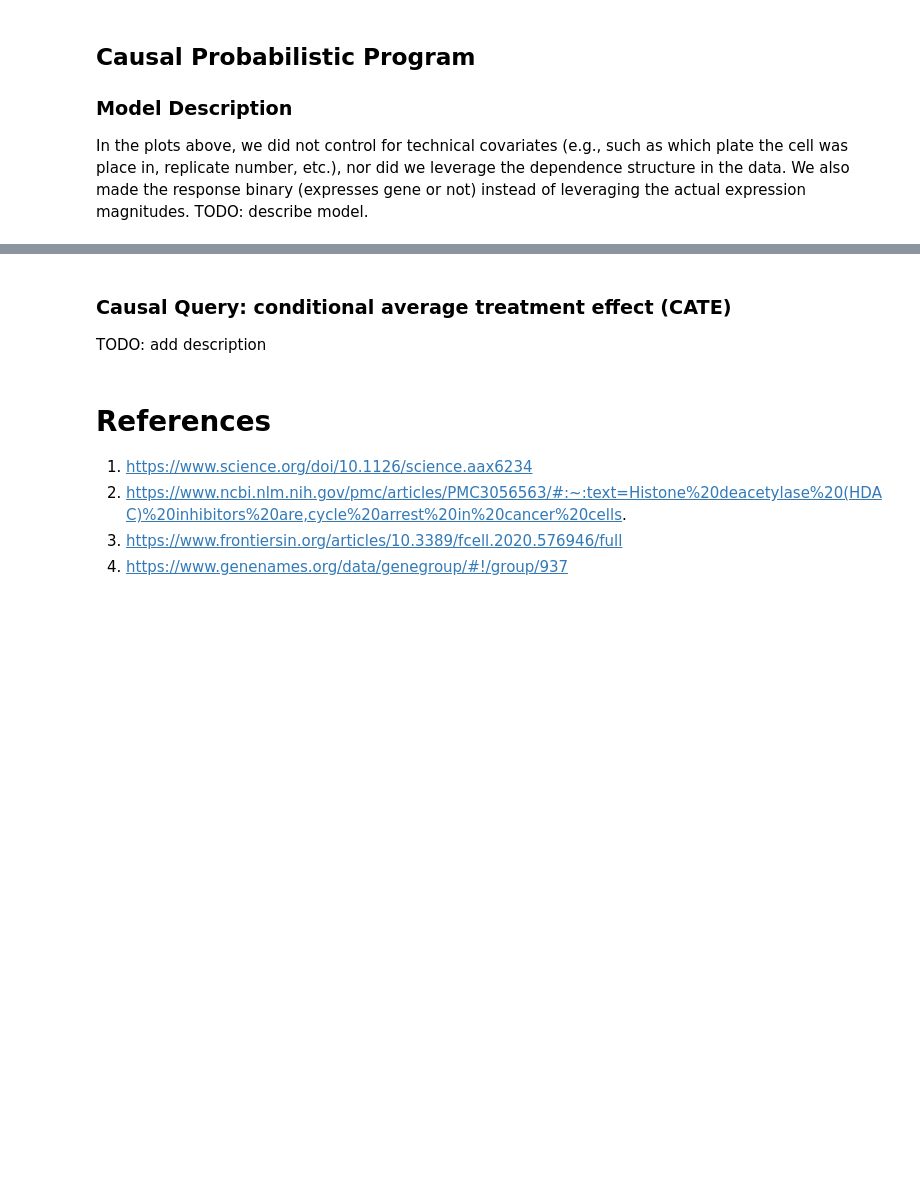
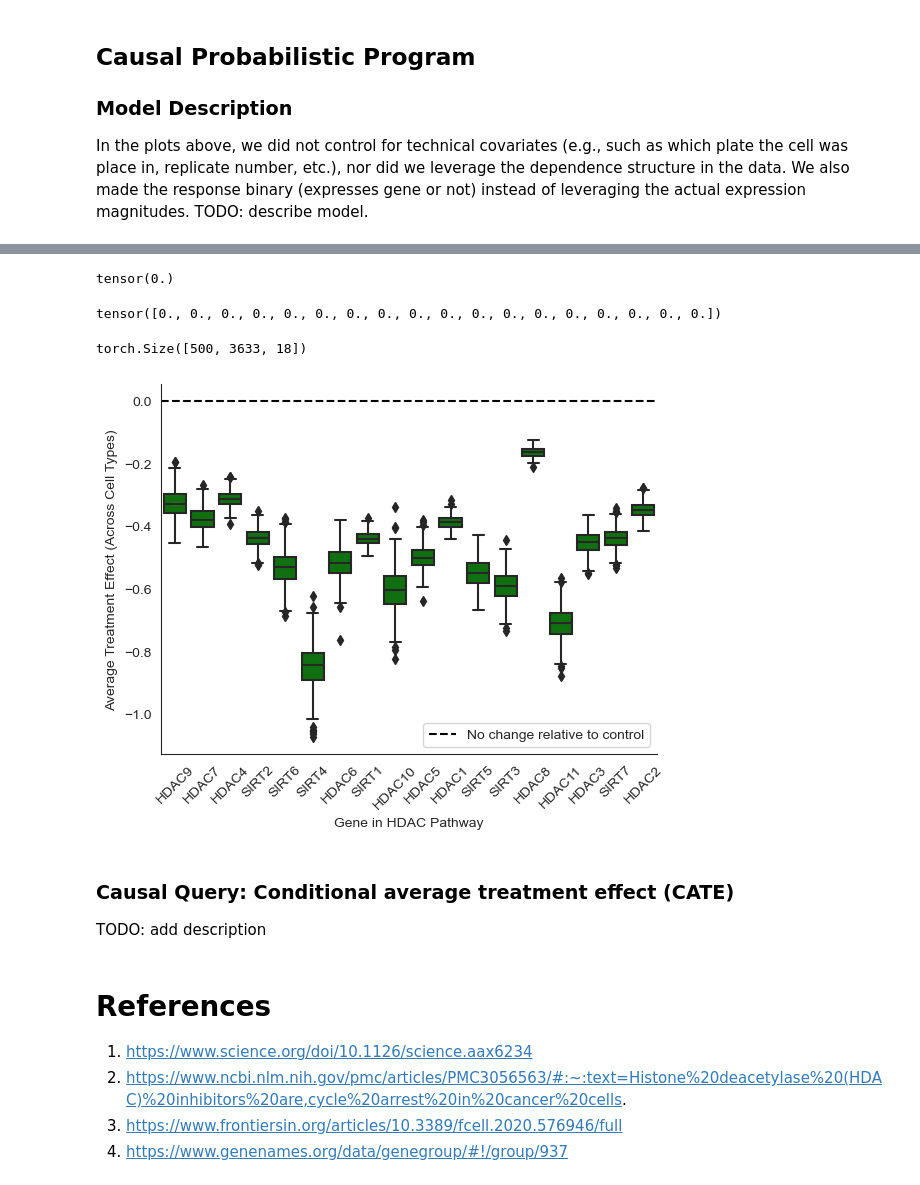
Before and after one commit to BasisResearch/chirho, a Jupyter notebook: docs/source/sciplex.ipynb, the cells around one changed output, grey strips where cells are left out. Drawn from its saved outputs; the diff is of its cells as text; code cells hidden in the pictures; blank space fills up the shorter version.

```diff
--- a/docs/source/sciplex.ipynb
+++ b/docs/source/sciplex.ipynb
@@ -161,21 +166,18 @@ Panobinostat LBH589 is biologically known to be an inhibitor of genes in the HDA
 In the plots above, we did not control for technical covariates (e.g., such as which plate the cell was place in, replicate number, etc.), nor did we leverage the dependence structure in the data. We also made the response binary (expresses gene or not) instead of leveraging the actual expression magnitudes. TODO: describe model.
 # %%
 class DrugPerturbationCATEModel(PyroModule):
-    def __init__(self, num_genes: int, num_confounders: int):
+    def __init__(self, num_cells: int, num_genes: int, num_confounders: int):
         super().__init__()
+        self.num_cells = num_cells
         self.num_genes = num_genes
         self.num_confounders = num_confounders
 
-    def forward(self, X: torch.tensor, T: torch.tensor, Y: torch.tensor):
-        assert X.shape[1] == self.num_confounders
-        assert Y.shape[1] == self.num_genes
-        assert T.shape[0] == X.shape[0]
-        X = X[:, None, :]
-        T = T.reshape(-1, 1) # Broadcast treatment vector
-        propensity_weights = pyro.sample("propensity_weights", dist.Normal(0, 1).expand((self.num_confounders,)).to_event(1))
+    def forward(self, mask: bool = False):
+        propensity_weights = pyro.sample("propensity_weights", dist.Normal(0, 1).expand((self.num_confounders,)).mask(mask).to_event(1))
 
         # Sample regression weights for each gene
-        with pyro.plate("genes", self.num_genes, dim=-1):
+        gene_plate = pyro.plate("genes", self.num_genes, dim=-1)
+        with gene_plate:
             # Sample parameters
             intercept = pyro.sample("intercept", dist.Normal(0, 1))
             theta_confounders = pyro.sample("theta_confounders", dist.Normal(0, 1).expand((self.num_confounders,)).to_event(1)) # G x F
@@ -185,19 +187,20 @@ class DrugPerturbationCATEModel(PyroModule):
             dropout_logits = pyro.sample("dropout_logits", dist.Normal(0, 1))
 
         # Compute likelihood
-        with pyro.plate("samples", X.shape[0], dim=-2):
-            # Sample treatment and confounders
-            X = pyro.sample("confounders", dist.Normal(0, 1).expand((self.num_confounders,)).to_event(1).mask(False), obs=X)
+        with pyro.plate("samples", self.num_cells, dim=-2):
+            # Sample treatment and confounders (remove from log_prob since we'll always conditioned on them)
+            X = pyro.sample("confounders", dist.Normal(0, 1).expand((self.num_confounders,)).to_event(1).mask(mask))
             treatment_logits = torch.einsum("...ngp,...p->...ng", X, propensity_weights)
-            T = pyro.sample("drug", dist.Bernoulli(logits=treatment_logits), obs=T)
-            confounder_variation = intercept + torch.einsum("...ngp,...gp->...ng", X, theta_confounders) # N x G
-            treatment_variation = theta_drug + torch.einsum("...ngp,...ng,...gp->...ng", X, T, theta_confounders_drug) # N x G
-            mean = confounder_variation + treatment_variation # N x G
-            pyro.sample("gene_expressions", dist.ZeroInflatedPoisson(rate=torch.exp(mean), gate_logits=dropout_logits), obs=Y)
-
+            T = pyro.sample("drug", dist.Bernoulli(logits=treatment_logits).mask(mask))
+            with gene_plate:
+                confounder_variation = intercept + torch.einsum("...ngp,...gp->...ng", X, theta_confounders) # N x G
+                treatment_variation = theta_drug + torch.einsum("...ngp,...ng,...gp->...ng", X, T, theta_confounders_drug) # N x G
+                mean = confounder_variation + treatment_variation # N x G
+                expressions = pyro.sample("gene_expression", dist.ZeroInflatedPoisson(rate=torch.exp(mean), gate_logits=dropout_logits))
+        return T, expressions # TODO: remove treatment from return
 
 def run_svi_inference(model, n_steps=1000, verbose=True, lr=0.03, **model_kwargs):
-    guide = AutoNormal(model)
+    guide = AutoNormal(pyro.poutine.block(model, hide_fn=lambda site: site["type"] == "sample" and site["name"] is not None and (site["name"].startswith("gene_expression") or site["name"].startswith("drug") or site["name"].startswith("confounders"))))
     elbo = pyro.infer.Trace_ELBO()(model, guide)
     # initialize parameters
     elbo(**model_kwargs)
@@ -272,18 +360,32 @@ guide = run_svi_inference(model, n_steps=1000, verbose=True, X=X_train, T=T_trai
+# %%
+sate_predictive(X_train, T_train, Y_train)['ites'].squeeze().abs().sum()
+# %% [output]
+tensor(0.)
+# %%
+sate_prediction.mean(axis=0)
+# %% [output]
+tensor([0., 0., 0., 0., 0., 0., 0., 0., 0., 0., 0., 0., 0., 0., 0., 0., 0., 0.])
 # %%
 predictive = pyro.infer.Predictive(model, guide=guide, num_samples=500)
 predictive_samples = predictive(X_test, T_test, Y_test)
+# %%
+predictive_samples['gene_expression'].shape
+# %% [output]
+torch.Size([500, 3633, 18])
 # %%
-avg_treat_effects_by_gene = pd.DataFrame(predictive_samples['theta_T'].squeeze(), columns=hdac_data.var.index)
+avg_treat_effects_by_gene = pd.DataFrame(predictive_samples['theta_drug'].squeeze(), columns=hdac_data.var.index)
 
 sns.boxplot(data=avg_treat_effects_by_gene, color='green')
 plt.axhline(0, color='black', linestyle='--', label='No change relative to control')
 plt.xlabel('Gene in HDAC Pathway')
 plt.xticks(rotation=45)
 plt.ylabel('Average Treatment Effect (Across Cell Types)')
 plt.legend()
 sns.despine()
+# %% [output]
+[figure, added]
 # %% [markdown]
-### Causal Query: conditional average treatment effect (CATE)
+### Causal Query: Conditional average treatment effect (CATE)
 
 TODO: add description
 # %% [markdown]
```
Also changed, not shown: parts of 12 cells of this notebook.
